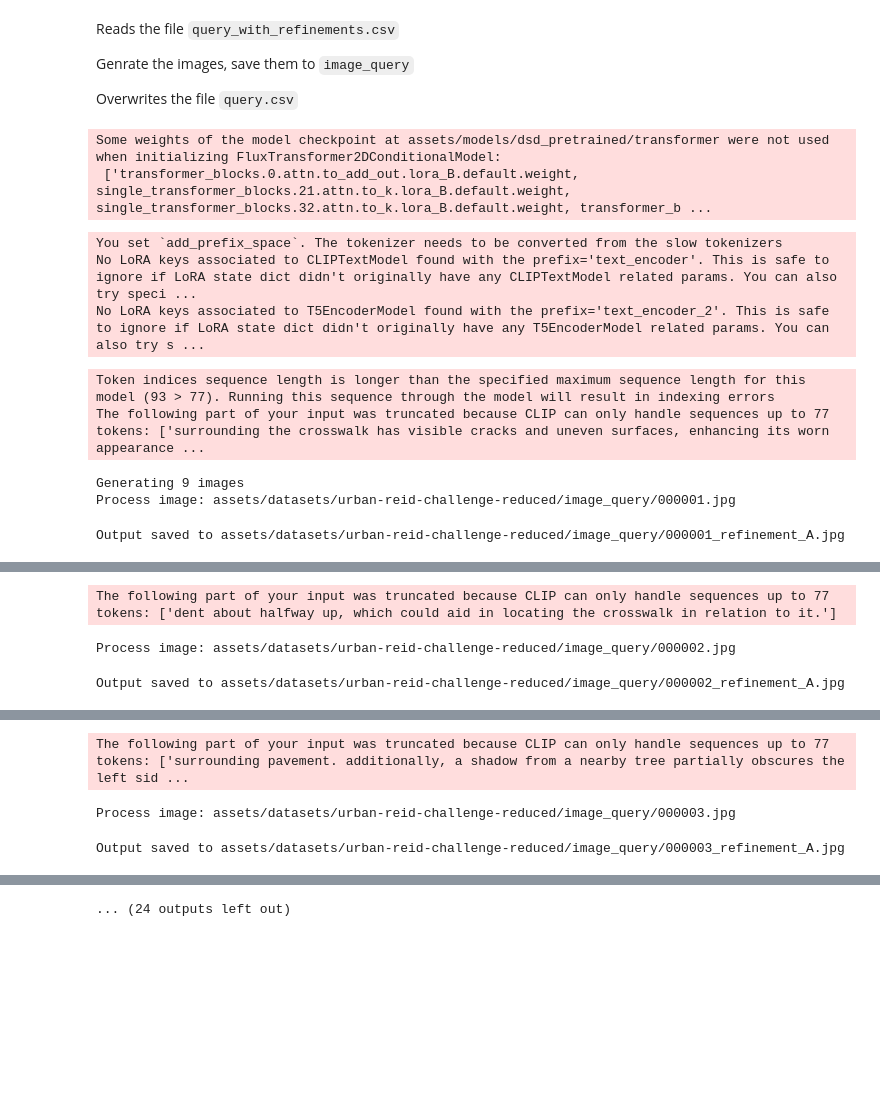
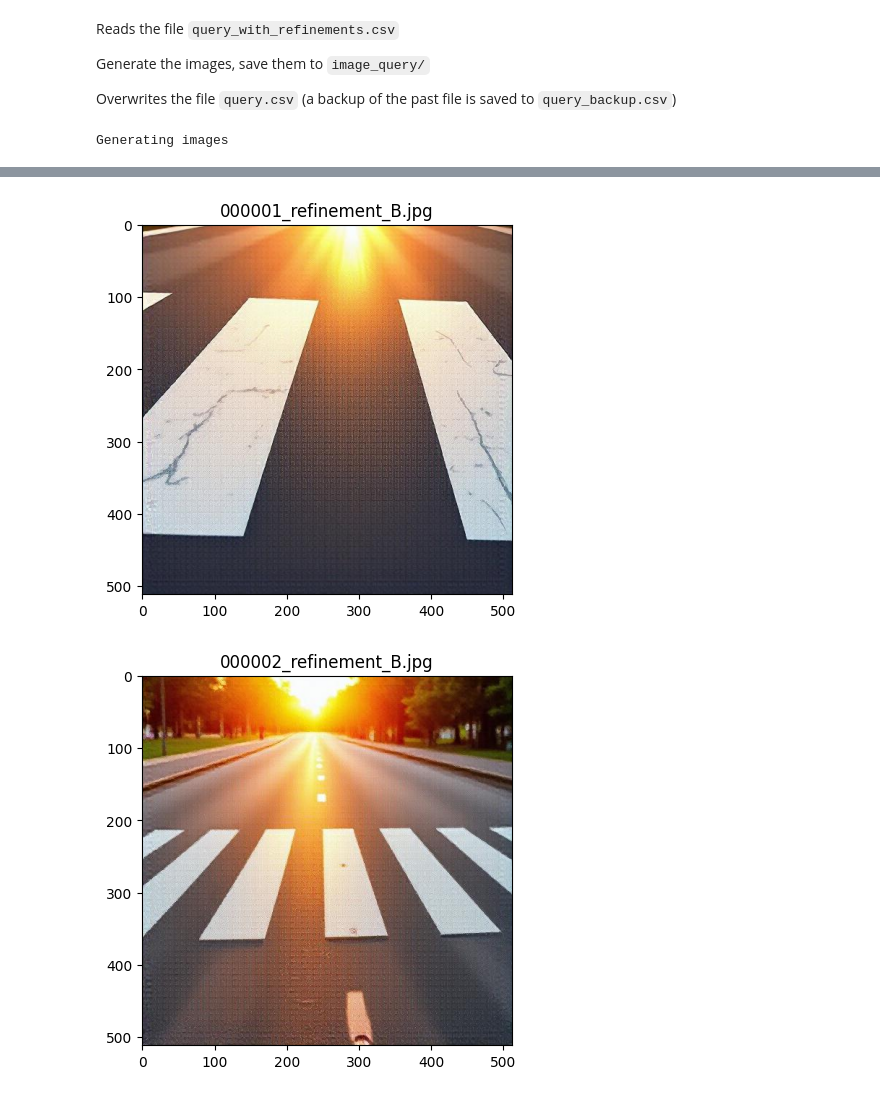
Before and after one commit to LeonardoSanBenitez/Urban-Elements-ReID-Challenge, a Jupyter notebook: Code/Files for PAT/3_refinement_generation.ipynb, the cells around one changed output, grey strips where cells are left out. Saved outputs shown, nothing was run; the diff lists cells and outputs as text; code cells hidden in the pictures; blank space fills up the shorter version.

Commit message:
rerank considering the refinements

```diff
--- a/Code/Files for PAT/3_refinement_generation.ipynb
+++ b/Code/Files for PAT/3_refinement_generation.ipynb
@@ -1,9 +1,9 @@
 # %% [markdown]
 Reads the file `query_with_refinements.csv`
 
-Genrate the images, save them to `image_query`
+Generate the images, save them to `image_query/`
 
-Overwrites the file `query.csv`
+Overwrites the file `query.csv` (a backup of the past file is saved to `query_backup.csv`)
 # %%
 import pandas as pd
 import sys
@@ -41,13 +44,13 @@ assert os.path.exists('assets/libs/diffusion-self-distillation/')
 class IdentityDiffuserDSD():
     def __init__(
         self,
-        model_path: str,
-        lora_path: str,
-        guidance: float = 3.5,
-        i_guidance: float = 1.0,
-        t_guidance: float = 1.0,
-        sequential_offload: bool = False,
-        model_offload: bool = False,
+        model_path: str,                   # Path to the 'transformer' folder
+        lora_path: str,                    # Path to the 'pytorch_lora_weights.safetensors' file
+        guidance: float = 3.5,             # Guidance scale
+        i_guidance: float = 1.0,           # True image guidance scale, set to >1.0 if you want to enhance the image conditioning
+        t_guidance: float = 1.0,           # True text guidance scale, set to >1.0 if you want to enhance the text conditioning
+        model_offload: bool = False,       # Enable basic model offloading to CPU to reduce GPU memory usage (recommended, requires ~23.7GB VRAM)
+        sequential_offload: bool = False,  # Enable more aggressive sequential offloading (saves more memory but much slower, requires < 1GB VRAM)
         steps: int = 28,
     ):
         transformer = FluxTransformer2DConditionalModel.from_pretrained(
@@ -139,9 +142,3 @@ class IdentityDiffuserDSD():
         ).images[0]
 
         return result
-# %% [output]
-Some weights of the model checkpoint at assets/models/dsd_pretrained/transformer were not used when initializing FluxTransformer2DConditionalModel:
- ['transformer_blocks.0.attn.to_add_out.lora_B.default.weight, single_transformer_blocks.21.attn.to_k.lora_B.default.weight, single_transformer_blocks.32.attn.to_k.lora_B.default.weight, transformer_b ...
-You set `add_prefix_space`. The tokenizer needs to be converted from the slow tokenizers
-No LoRA keys associated to CLIPTextModel found with the prefix='text_encoder'. This is safe to ignore if LoRA state dict didn't originally have any CLIPTextModel related params. You can also try speci ...
-No LoRA keys associated to T5EncoderModel found with the prefix='text_encoder_2'. This is safe to ignore if LoRA state dict didn't originally have any T5EncoderModel related params. You can also try s ...
@@ -148,55 +157,21 @@ No LoRA keys associated to T5EncoderModel found with the prefix='text_encoder_2'
 # %%
-df = pd.read_csv(f'assets/datasets/{dataset}/query_with_refinements.csv')
-df = df[df['imageName'].str.contains('_refinement_')]
-
-model = IdentityDiffuserDSD(
-    model_path="assets/models/dsd_pretrained/transformer",
-    lora_path="assets/models/dsd_pretrained/pytorch_lora_weights.safetensors",
-    guidance=3.5,
-    i_guidance=1.0,
-    t_guidance=1.0,
-)
-
-print(f'Generating {df.shape[0]} images')
-for index, row in df.iterrows():
+print(f'Generating images')
+for index, row in df[df['imageName'].str.contains('_refinement_')].iterrows():
     output_path = os.path.join(f'assets/datasets/{dataset}/image_query', row['imageName'])
 
     model.predict(
         image_path=output_path.replace('_refinement', '').replace('_A.', '.').replace('_B.', '.').replace('_C.', '.'),
         output_path=output_path,
         text=row['description'],
     )
 
     plt.imshow(plt.imread(output_path))
     plt.title(row['imageName'])
     plt.show()
-
-
-#--text
-#model_path: Path to the 'transformer' folder
-#lora_path: Path to the 'pytorch_lora_weights.safetensors' file
-#--guidance 3.5 \                                            # Guidance scale
-#--i_guidance 1.0 \                                          # True image guidance scale, set to >1.0 if you want to enhance the image conditioning
-#--t_guidance 1.0 \                                          # True text guidance scale, set to >1.0 if you want to enhance the text conditioning
-#--model_offload \                                           # Enable basic model offloading to CPU to reduce GPU memory usage (recommended, requires ~23.7GB VRAM)
-#--sequential_offload \                                      # Enable more aggressive sequential offloading (saves more memory but much slower, requires < 1GB VRAM)
-# --disable_gemini_prompt \                                  # Disable Gemini prompt enhancement, not recommended unless you have a very detailed prompt
-
-
-# TODO: warning "Some weights of the model checkpoint were not used when initializing FluxTransformer2DConditionalModel"
 # %% [output]
-Token indices sequence length is longer than the specified maximum sequence length for this model (93 > 77). Running this sequence through the model will result in indexing errors
-The following part of your input was truncated because CLIP can only handle sequences up to 77 tokens: ['surrounding the crosswalk has visible cracks and uneven surfaces, enhancing its worn appearance ...
+Generating images
-Generating 9 images
-Process image: assets/datasets/urban-reid-challenge-reduced/image_query/000001.jpg
-Output saved to assets/datasets/urban-reid-challenge-reduced/image_query/000001_refinement_A.jpg
 [figure]
-The following part of your input was truncated because CLIP can only handle sequences up to 77 tokens: ['dent about halfway up, which could aid in locating the crosswalk in relation to it.']
-Process image: assets/datasets/urban-reid-challenge-reduced/image_query/000002.jpg
-Output saved to assets/datasets/urban-reid-challenge-reduced/image_query/000002_refinement_A.jpg
 [figure]
-The following part of your input was truncated because CLIP can only handle sequences up to 77 tokens: ['surrounding pavement. additionally, a shadow from a nearby tree partially obscures the left sid ...
-Process image: assets/datasets/urban-reid-challenge-reduced/image_query/000003.jpg
-Output saved to assets/datasets/urban-reid-challenge-reduced/image_query/000003_refinement_A.jpg
 [figure]
-... (24 outputs left out)
+[figure, added]
+[figure, added]
```
Also changed, not shown: parts of 4 cells of this notebook, 8 other files.
